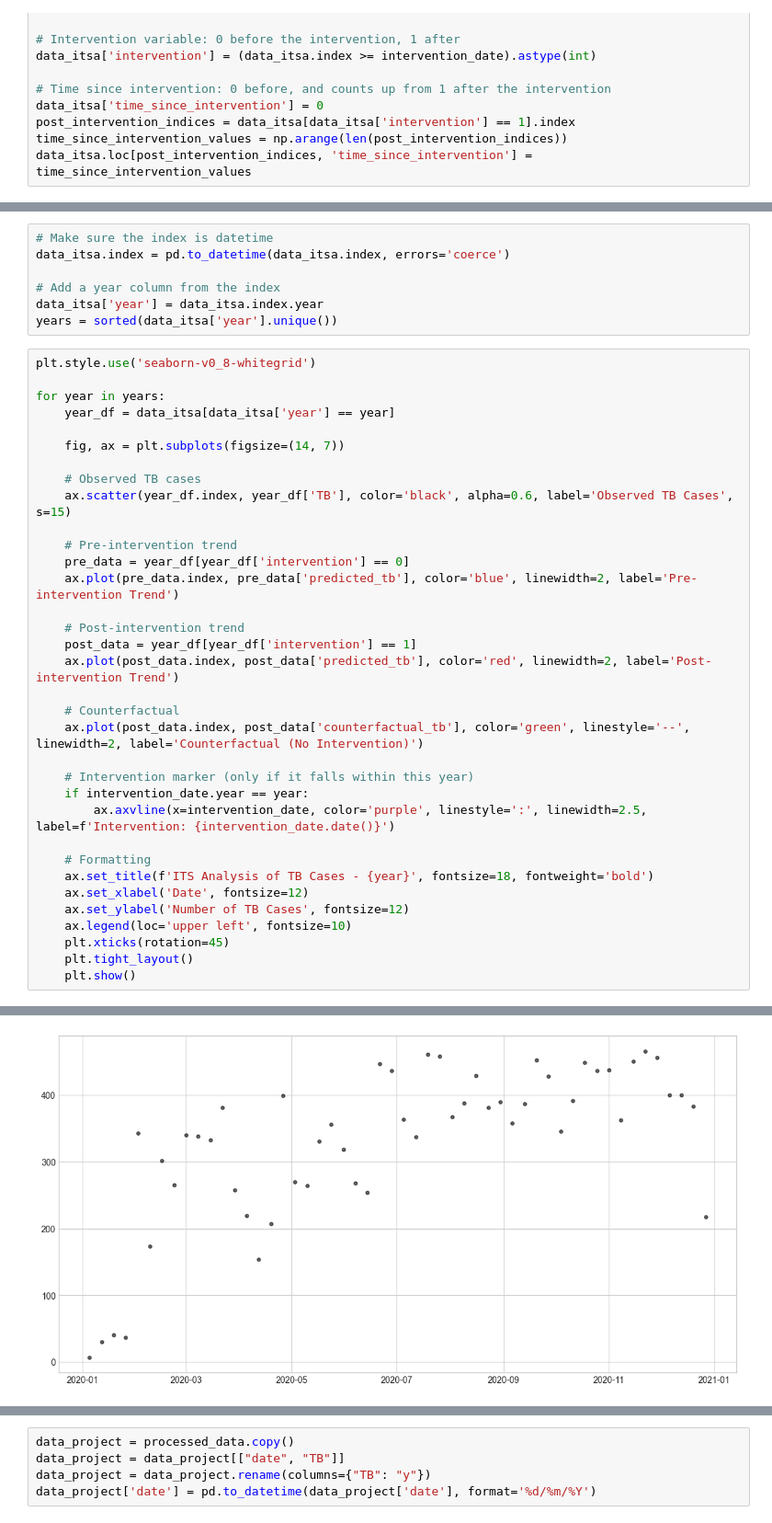
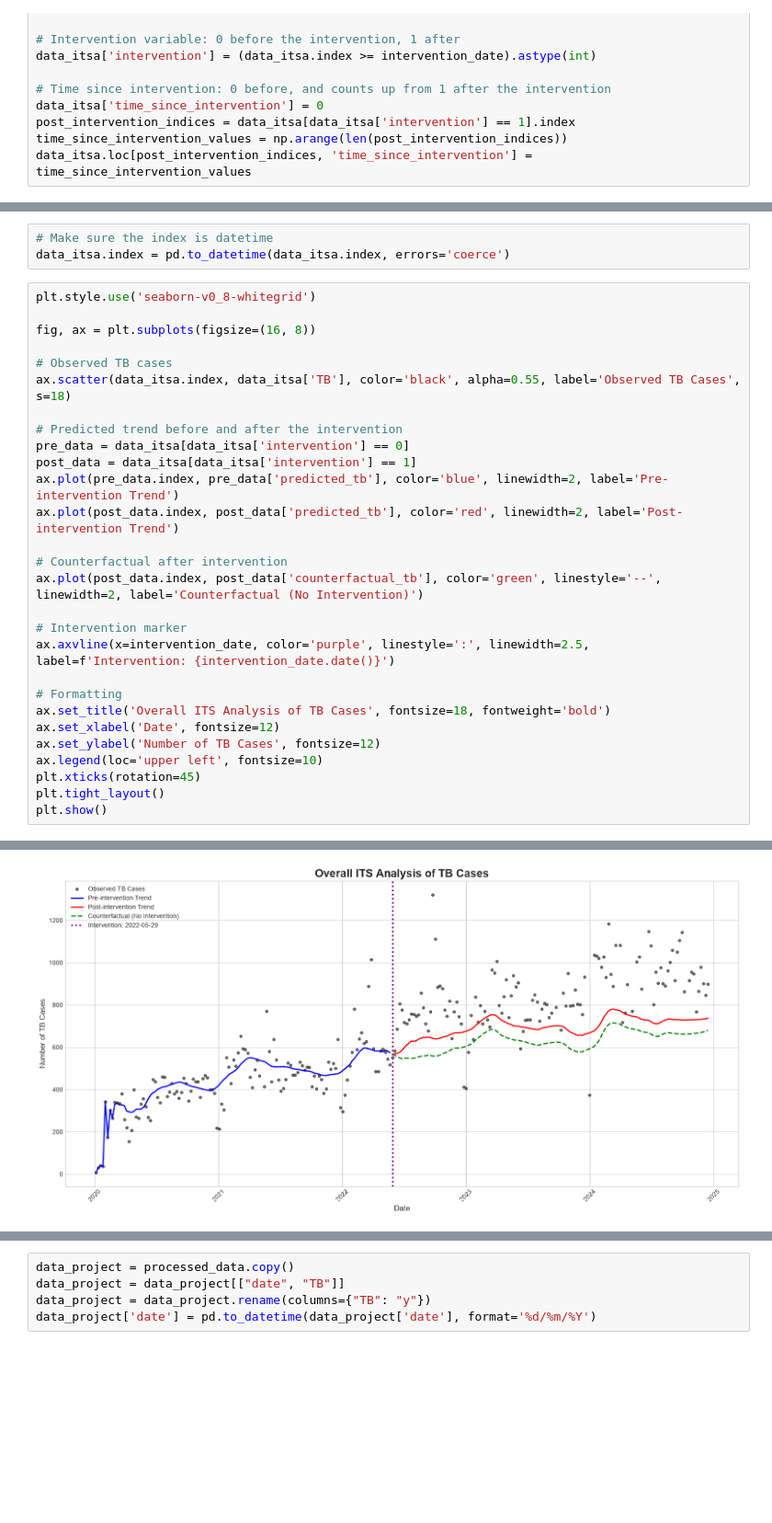
Before and after one commit to Mudarshiru/TimeSeriesAnalysisTutorial, a Jupyter notebook: analysis.ipynb, the cells around one changed output, grey strips where cells are left out. Shown at 92% size. Drawn from its saved outputs; the diff is of its cells as text; blank space fills up the shorter version.

```diff
--- a/analysis.ipynb
+++ b/analysis.ipynb
@@ -348,42 +510,32 @@ strong multicollinearity or other numerical problems.
 # %%
 # Make sure the index is datetime
 data_itsa.index = pd.to_datetime(data_itsa.index, errors='coerce')
-
-# Add a year column from the index
-data_itsa['year'] = data_itsa.index.year
-years = sorted(data_itsa['year'].unique())
 # %%
 plt.style.use('seaborn-v0_8-whitegrid')
 
-for year in years:
-    year_df = data_itsa[data_itsa['year'] == year]
+fig, ax = plt.subplots(figsize=(16, 8))
 
-    fig, ax = plt.subplots(figsize=(14, 7))
+# Observed TB cases
+ax.scatter(data_itsa.index, data_itsa['TB'], color='black', alpha=0.55, label='Observed TB Cases', s=18)
 
-    # Observed TB cases
-    ax.scatter(year_df.index, year_df['TB'], color='black', alpha=0.6, label='Observed TB Cases', s=15)
+# Predicted trend before and after the intervention
+pre_data = data_itsa[data_itsa['intervention'] == 0]
+post_data = data_itsa[data_itsa['intervention'] == 1]
+ax.plot(pre_data.index, pre_data['predicted_tb'], color='blue', linewidth=2, label='Pre-intervention Trend')
+ax.plot(post_data.index, post_data['predicted_tb'], color='red', linewidth=2, label='Post-intervention Trend')
 
-    # Pre-intervention trend
-    pre_data = year_df[year_df['intervention'] == 0]
-    ax.plot(pre_data.index, pre_data['predicted_tb'], color='blue', linewidth=2, label='Pre-intervention Trend')
+# Counterfactual after intervention
+ax.plot(post_data.index, post_data['counterfactual_tb'], color='green', linestyle='--', linewidth=2, label='Counterfactual (No Intervention)')
 
-    # Post-intervention trend
-    post_data = year_df[year_df['intervention'] == 1]
-    ax.plot(post_data.index, post_data['predicted_tb'], color='red', linewidth=2, label='Post-intervention Trend')
+# Intervention marker
+ax.axvline(x=intervention_date, color='purple', linestyle=':', linewidth=2.5, label=f'Intervention: {intervention_date.date()}')
 
-    # Counterfactual
-    ax.plot(post_data.index, post_data['counterfactual_tb'], color='green', linestyle='--', linewidth=2, label='Counterfactual (No Intervention)')
-
-    # Intervention marker (only if it falls within this year)
-    if intervention_date.year == year:
-        ax.axvline(x=intervention_date, color='purple', linestyle=':', linewidth=2.5, label=f'Intervention: {intervention_date.date()}')
-
-    # Formatting
-    ax.set_title(f'ITS Analysis of TB Cases - {year}', fontsize=18, fontweight='bold')
-    ax.set_xlabel('Date', fontsize=12)
-    ax.set_ylabel('Number of TB Cases', fontsize=12)
-    ax.legend(loc='upper left', fontsize=10)
-    plt.xticks(rotation=45)
-    plt.tight_layout()
-    plt.show()
+# Formatting
+ax.set_title('Overall ITS Analysis of TB Cases', fontsize=18, fontweight='bold')
+ax.set_xlabel('Date', fontsize=12)
+ax.set_ylabel('Number of TB Cases', fontsize=12)
+ax.legend(loc='upper left', fontsize=10)
+plt.xticks(rotation=45)
+plt.tight_layout()
+plt.show()
 # %% [output]
@@ -391,2 +542,2 @@ KeyError: 'predicted_tb'
-[figure, old version]
+[figure, new version]
 # %%
```
Also changed, not shown: parts of 23 cells of this notebook, 3 other files.
